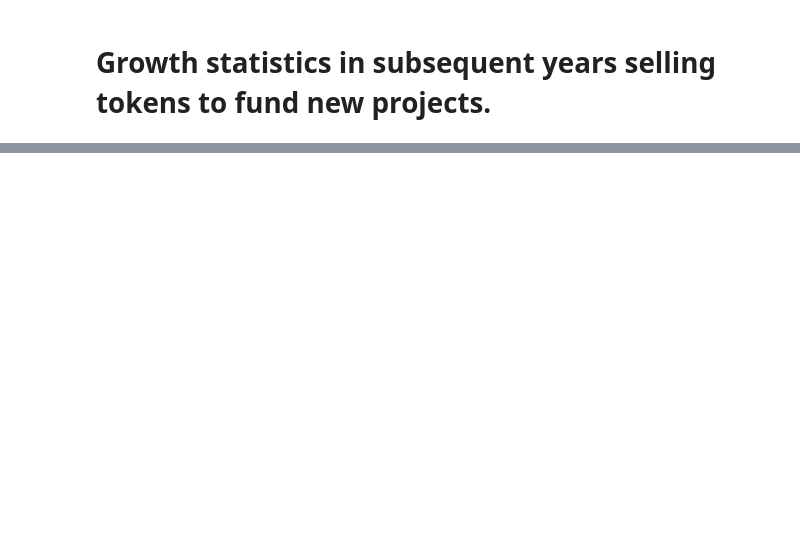
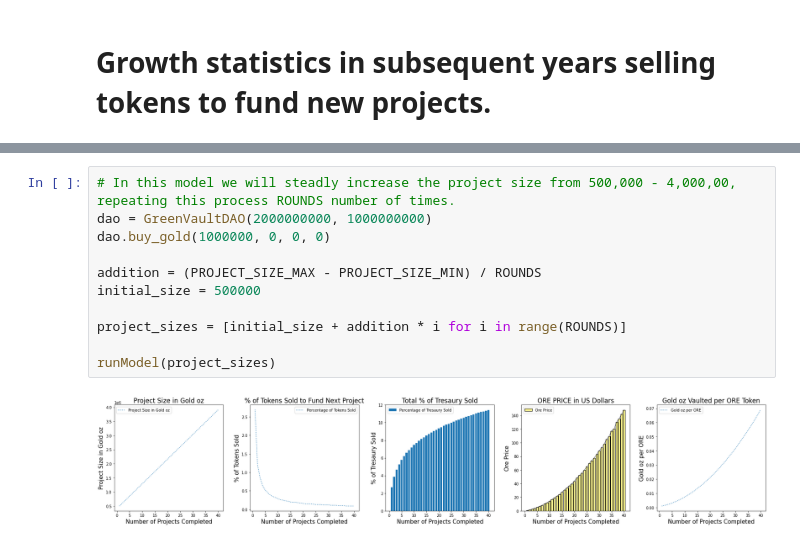
Before and after one commit to Jasper-Rowan/GreenVaultTokenomics, a Jupyter notebook: GreenVault_Tokenomics_Collab.ipynb, the cells around one changed output, grey strips where cells are left out. Cells and saved outputs as stored; diff of their text form; blank space fills up the shorter version.

```diff
--- a/GreenVault_Tokenomics_Collab.ipynb
+++ b/GreenVault_Tokenomics_Collab.ipynb
@@ -333,0 +374,13 @@ plt.legend();
+# %%
+# In this model we will steadly increase the project size from 500,000 - 4,000,00, repeating this process ROUNDS number of times.
+dao = GreenVaultDAO(2000000000, 1000000000)
+dao.buy_gold(1000000, 0, 0, 0)
+
+addition = (PROJECT_SIZE_MAX - PROJECT_SIZE_MIN) / ROUNDS
+initial_size = 500000
+
+project_sizes = [initial_size + addition * i for i in range(ROUNDS)]
+
+runModel(project_sizes)
+# %% [output]
+[figure, added]
```
Also changed, not shown: parts of 9 cells of this notebook.
